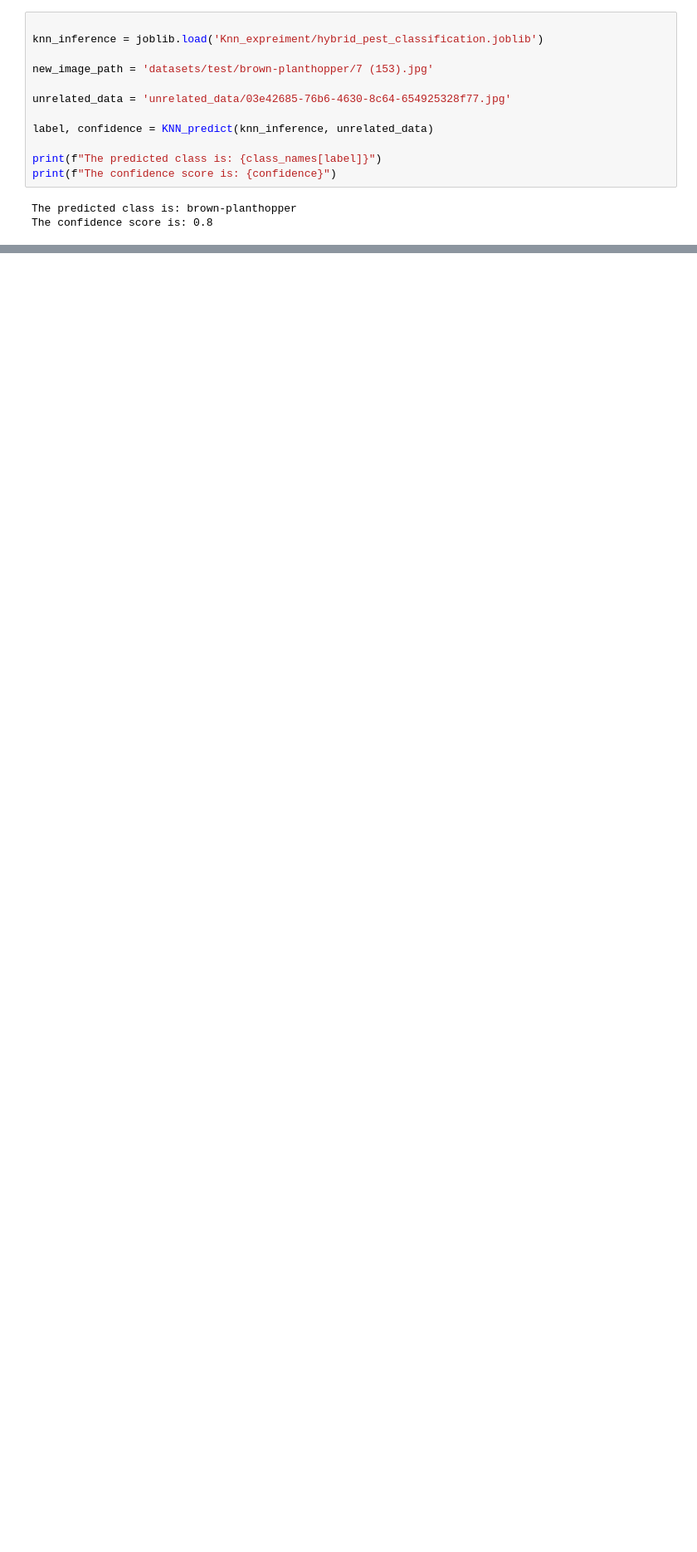
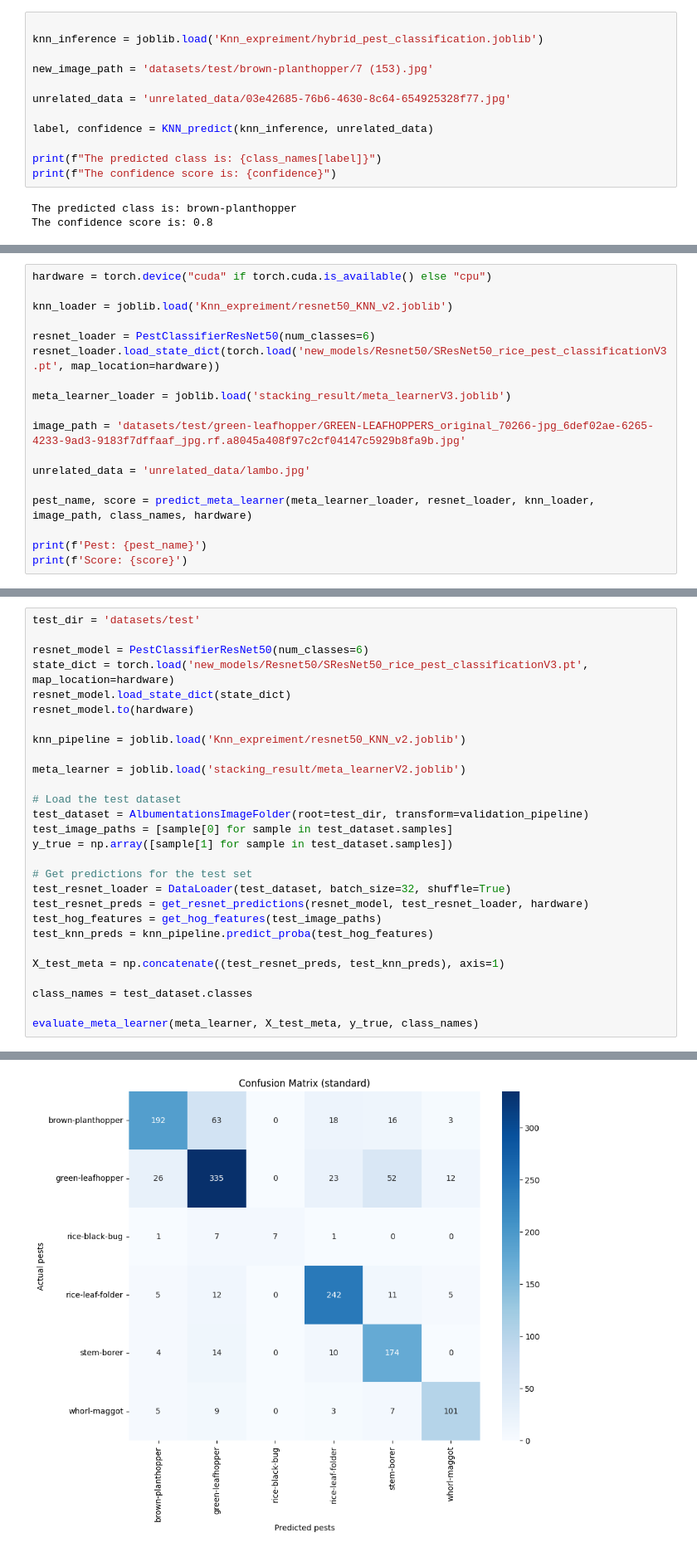
Before and after one commit to Zaphelious/rice-pest-classification, a Jupyter notebook: hybrid_pest_classification.ipynb, the cells around one changed output, grey strips where cells are left out. Shown at 83% size. Drawn from its saved outputs; the diff is of its cells as text; blank space fills up the shorter version.

Commit message:
Implmentaion: ML and DL models stacking

```diff
--- a/hybrid_pest_classification.ipynb
+++ b/hybrid_pest_classification.ipynb
@@ -439,0 +619,18 @@ if __name__ == '__main__':
+# %%
+hardware = torch.device("cuda" if torch.cuda.is_available() else "cpu")
+
+knn_loader = joblib.load('Knn_expreiment/resnet50_KNN_v2.joblib')
+
+resnet_loader = PestClassifierResNet50(num_classes=6)
+resnet_loader.load_state_dict(torch.load('new_models/Resnet50/SResNet50_rice_pest_classificationV3.pt', map_location=hardware))
+
+meta_learner_loader = joblib.load('stacking_result/meta_learnerV3.joblib')
+
+image_path = 'datasets/test/green-leafhopper/GREEN-LEAFHOPPERS_original_70266-jpg_6def02ae-6265-4233-9ad3-9183f7dffaaf_jpg.rf.a8045a408f97c2cf04147c5929b8fa9b.jpg'
+
+unrelated_data = 'unrelated_data/lambo.jpg'
+
+pest_name, score = predict_meta_learner(meta_learner_loader, resnet_loader, knn_loader, image_path, class_names, hardware)
+
+print(f'Pest: {pest_name}')
+print(f'Score: {score}')
@@ -439,0 +642,29 @@ if __name__ == '__main__':
+# %%
+test_dir = 'datasets/test'
+
+resnet_model = PestClassifierResNet50(num_classes=6)
+state_dict = torch.load('new_models/Resnet50/SResNet50_rice_pest_classificationV3.pt', map_location=hardware)
+resnet_model.load_state_dict(state_dict)
+resnet_model.to(hardware)
+
+knn_pipeline = joblib.load('Knn_expreiment/resnet50_KNN_v2.joblib')
+
+meta_learner = joblib.load('stacking_result/meta_learnerV2.joblib')
+
+# Load the test dataset
+test_dataset = AlbumentationsImageFolder(root=test_dir, transform=validation_pipeline)
+test_image_paths = [sample[0] for sample in test_dataset.samples]
+y_true = np.array([sample[1] for sample in test_dataset.samples])
+
+# Get predictions for the test set
+test_resnet_loader = DataLoader(test_dataset, batch_size=32, shuffle=True)
+test_resnet_preds = get_resnet_predictions(resnet_model, test_resnet_loader, hardware)
+test_hog_features = get_hog_features(test_image_paths)
+test_knn_preds = knn_pipeline.predict_proba(test_hog_features)
+
+X_test_meta = np.concatenate((test_resnet_preds, test_knn_preds), axis=1)
+
+class_names = test_dataset.classes
+
+evaluate_meta_learner(meta_learner, X_test_meta, y_true, class_names)
+# %% [output]
@@ -439,0 +684 @@ if __name__ == '__main__':
+[figure, added]
```
Also changed, not shown: parts of 25 cells of this notebook, 1 other file.
